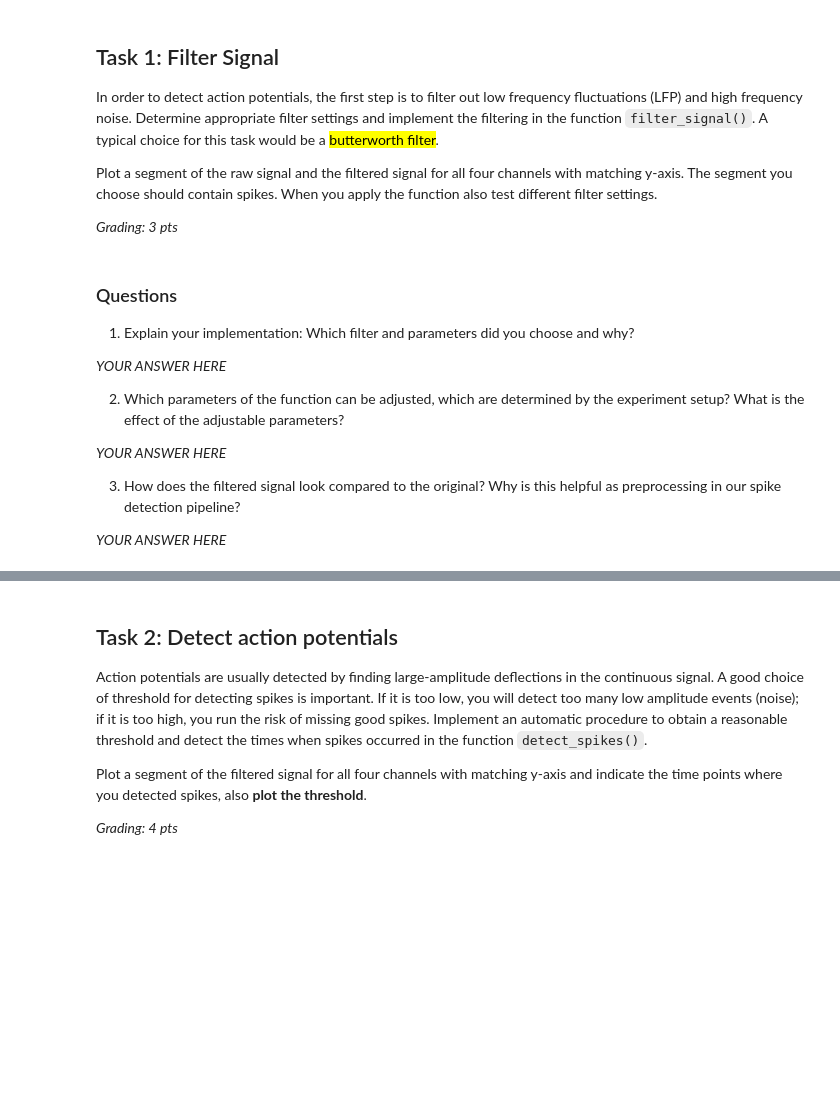
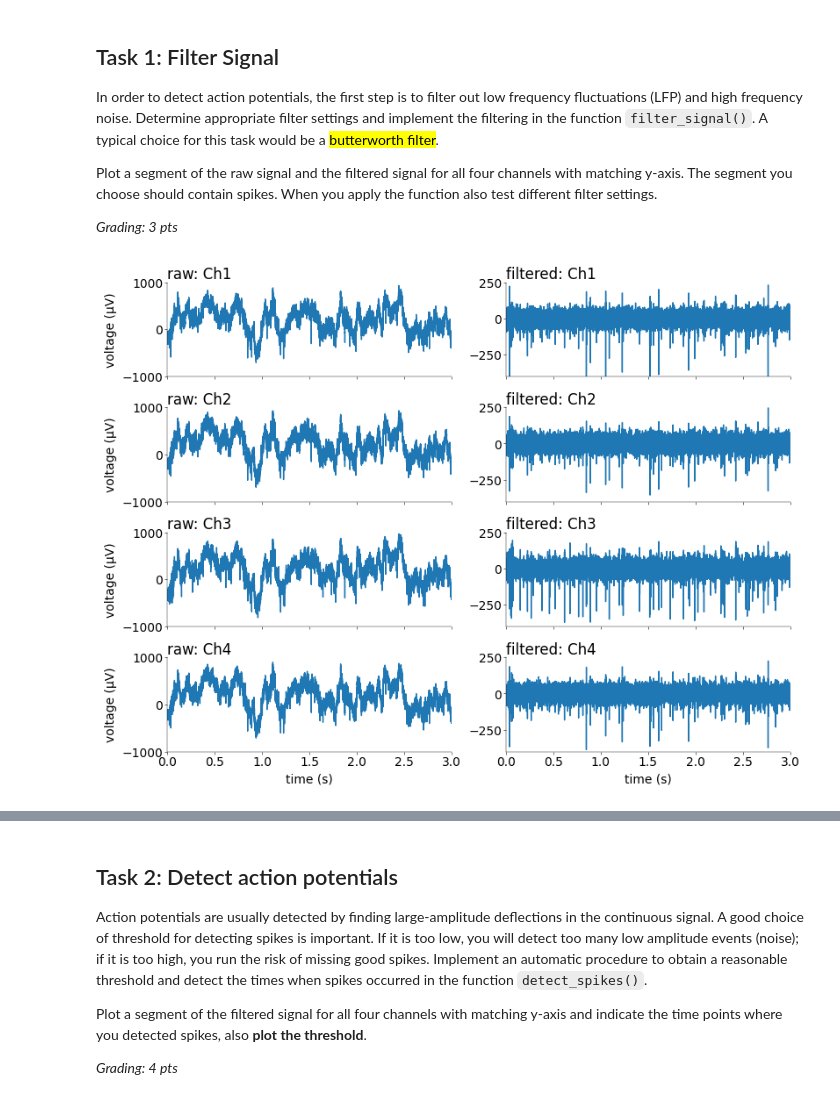
Before and after one commit to moistsoy/Neural-Data-Science, a Jupyter notebook: Lab1/notebooks/CodingLab1.ipynb, the cells around one changed output, grey strips where cells are left out. Cells and saved outputs as stored; diff of their text form; code cells hidden in the pictures; blank space fills up the shorter version.

Commit message:
feat and doc: Task 1, Filtering signals and documenting the process

```diff
--- a/Lab1/notebooks/CodingLab1.ipynb
+++ b/Lab1/notebooks/CodingLab1.ipynb
@@ -113,29 +127,20 @@ def filter_signal(
         The order of the Butterworth filter. Default is 3, but you should try
         changing this and see how it affects the results.
 
-
     Returns
     -------
-
     y: pd.DataFrame, (n_samples, n_channels)
         The filtered x. The filter delay is compensated in the output y.
+    """
+    nyquist = 0.5 * fs
+    low_cut = low / nyquist
+    high_cut = high / nyquist
 
+    b, a = butter(order, [low_cut, high_cut], btype="bandpass")
 
-    Notes
-    ----
+    y = pd.DataFrame(filtfilt(b, a, x, axis=0), index=x.index, columns=x.columns)
 
-    1. Try exploring different filters and filter settings. More info:
-    https://docs.scipy.org/doc/scipy/reference/generated/scipy.signal.butter.html
-
-    2. The output signal should be phase-shift compensated. More info:
-    https://dsp.stackexchange.com/a/19086
-
-    """
-    # -----------------------------------------------------------------
-    # implement a suitable filter and apply it to the input data (1pt)
-    # -----------------------------------------------------------------
-
-    pass
+    return y
 # %%
 xf = filter_signal(x, fs, 500, 4000)
 # %%
@@ -145,44 +150,38 @@ mosaic = [
     ["raw: Ch3", "filtered: Ch3"],
     ["raw: Ch4", "filtered: Ch4"],
 ]
 fig, ax = plt.subplot_mosaic(
     mosaic=mosaic, figsize=(8, 6), layout="constrained", dpi=100
 )
 
 # ------------------------------------------------------------------------------------
 # Plot raw and filtered signals for all 4 channels and answer the questions (1+1 pts)
 # ------------------------------------------------------------------------------------
-
+dt = 1 / fs
+y = filter_signal(x, fs=fs, low=300, high=3000, order=3)
 T = 100000
 t = np.arange(0, T) * dt
 
 for i, (raw, filtered) in enumerate(mosaic):
     ax[raw].set_xlim((0, 3))
     ax[raw].set_ylim((-1000, 1000))
 
     ax[filtered].set_xlim((0, 3))
     ax[filtered].set_ylim((-400, 250))
+
+    # plot raw and filtered channel i
+    ax[raw].plot(t, x.iloc[:T, i])
+    ax[filtered].plot(t, y.iloc[:T, i])
 
     # Add labels and title
     ax[raw].set_ylabel("voltage (μV)")
     ax[raw].set_title(raw, loc="left")
     ax[filtered].set_title(filtered, loc="left")
     if i != 3:
         ax[raw].set_xticklabels([])
         ax[filtered].set_xticklabels([])
     else:
         ax[raw].set_xlabel("time (s)")
         ax[filtered].set_xlabel("time (s)")
+# %% [output]
+[figure, added]
-# %% [markdown]
-### Questions
-1) Explain your implementation: Which filter and parameters did you choose and why?
-
-_YOUR ANSWER HERE_
-
-2) Which parameters of the function can be adjusted, which are determined by the experiment setup? What is the effect of the adjustable parameters?
-
-_YOUR ANSWER HERE_
-
-3) How does the filtered signal look compared to the original? Why is this helpful as preprocessing in our spike detection pipeline?
-
-_YOUR ANSWER HERE_
```
Also changed, not shown: parts of 3 cells of this notebook.
